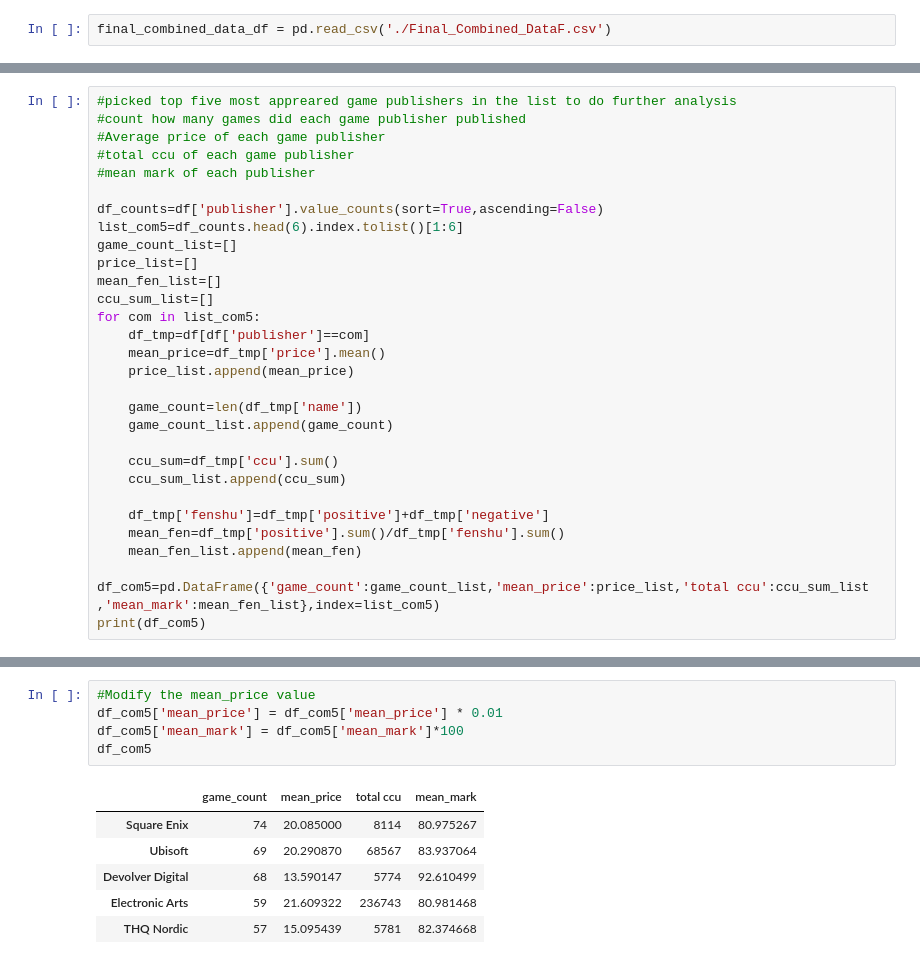
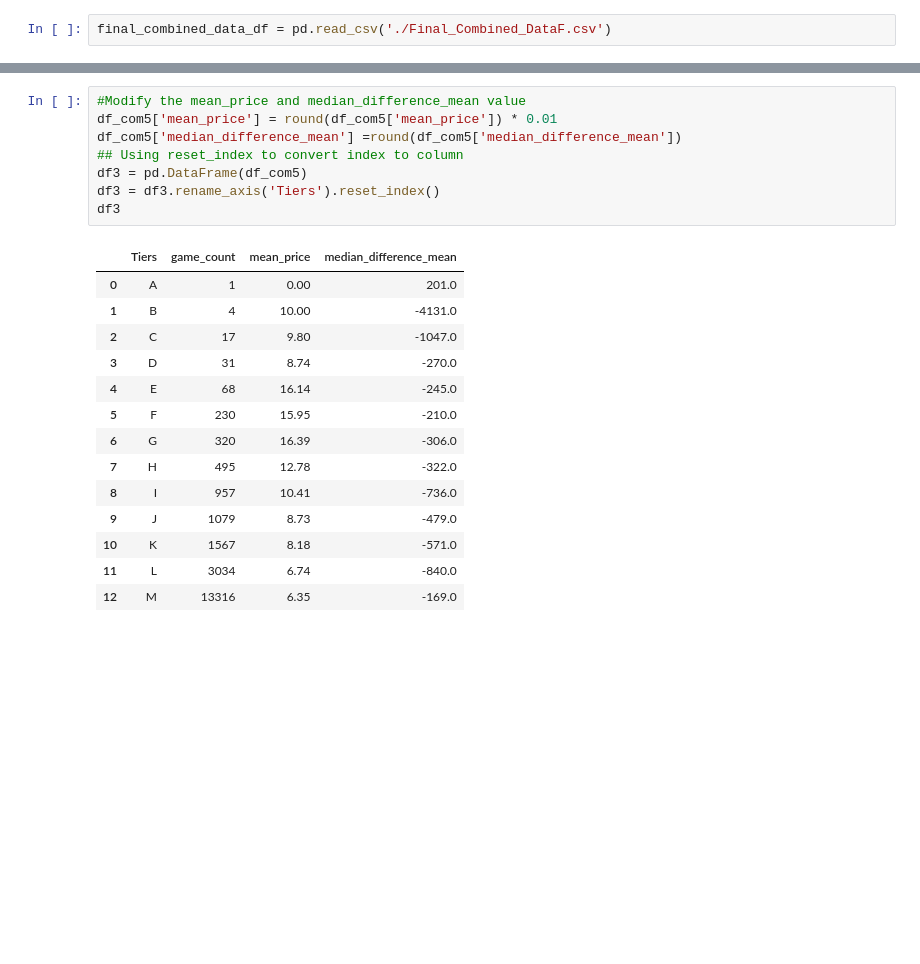
Before and after one commit to HBodden/project1, a Jupyter notebook: SEAMS.ipynb, the cells around one changed output, grey strips where cells are left out. Cells and saved outputs as stored; diff of their text form; blank space fills up the shorter version.

```diff
--- a/SEAMS.ipynb
+++ b/SEAMS.ipynb
@@ -429,31 +356,0 @@ df.head(1000)
-# %%
-#picked top five most appreared game publishers in the list to do further analysis
-#count how many games did each game publisher published
-#Average price of each game publisher
-#total ccu of each game publisher
-#mean mark of each publisher
-
-df_counts=df['publisher'].value_counts(sort=True,ascending=False)
-list_com5=df_counts.head(6).index.tolist()[1:6]
-game_count_list=[]
-price_list=[]
-mean_fen_list=[]
-ccu_sum_list=[]
-for com in list_com5:
-    df_tmp=df[df['publisher']==com]
-    mean_price=df_tmp['price'].mean()
-    price_list.append(mean_price)
-
-    game_count=len(df_tmp['name'])
-    game_count_list.append(game_count)
-
-    ccu_sum=df_tmp['ccu'].sum()
-    ccu_sum_list.append(ccu_sum)
-
-    df_tmp['fenshu']=df_tmp['positive']+df_tmp['negative']
-    mean_fen=df_tmp['positive'].sum()/df_tmp['fenshu'].sum()
-    mean_fen_list.append(mean_fen)
-
-df_com5=pd.DataFrame({'game_count':game_count_list,'mean_price':price_list,'total ccu':ccu_sum_list
-,'mean_mark':mean_fen_list},index=list_com5)
-print(df_com5)
@@ -471,12 +357,23 @@ See the caveats in the documentation: https://pandas.pydata.org/pandas-docs/stab
 # %%
-#Modify the mean_price value
-df_com5['mean_price'] = df_com5['mean_price'] * 0.01
-df_com5['mean_mark'] = df_com5['mean_mark']*100
-df_com5
+#Modify the mean_price and median_difference_mean value
+df_com5['mean_price'] = round(df_com5['mean_price']) * 0.01
+df_com5['median_difference_mean'] =round(df_com5['median_difference_mean'])
+## Using reset_index to convert index to column
+df3 = pd.DataFrame(df_com5)
+df3 = df3.rename_axis('Tiers').reset_index()
+df3
 # %% [output]
-|  | game_count | mean_price | total ccu | mean_mark |
-| Square Enix | 74 | 20.085000 | 8114 | 80.975267 |
-| Ubisoft | 69 | 20.290870 | 68567 | 83.937064 |
-| Devolver Digital | 68 | 13.590147 | 5774 | 92.610499 |
-| Electronic Arts | 59 | 21.609322 | 236743 | 80.981468 |
-| THQ Nordic | 57 | 15.095439 | 5781 | 82.374668 |
+|  | Tiers | game_count | mean_price | median_difference_mean |
+| 0 | A | 1 | 0.00 | 201.0 |
+| 1 | B | 4 | 10.00 | -4131.0 |
+| 2 | C | 17 | 9.80 | -1047.0 |
+| 3 | D | 31 | 8.74 | -270.0 |
+| 4 | E | 68 | 16.14 | -245.0 |
+| 5 | F | 230 | 15.95 | -210.0 |
+| 6 | G | 320 | 16.39 | -306.0 |
+| 7 | H | 495 | 12.78 | -322.0 |
+| 8 | I | 957 | 10.41 | -736.0 |
+| 9 | J | 1079 | 8.73 | -479.0 |
+| 10 | K | 1567 | 8.18 | -571.0 |
+| 11 | L | 3034 | 6.74 | -840.0 |
+| 12 | M | 13316 | 6.35 | -169.0 |
```
Also changed, not shown: parts of 26 cells of this notebook.
